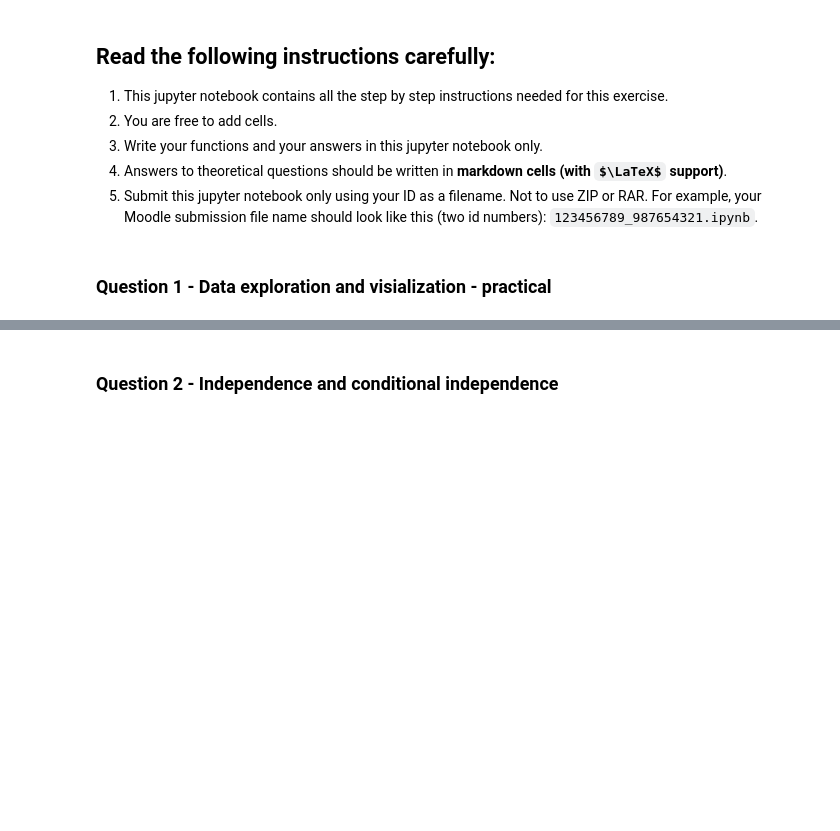
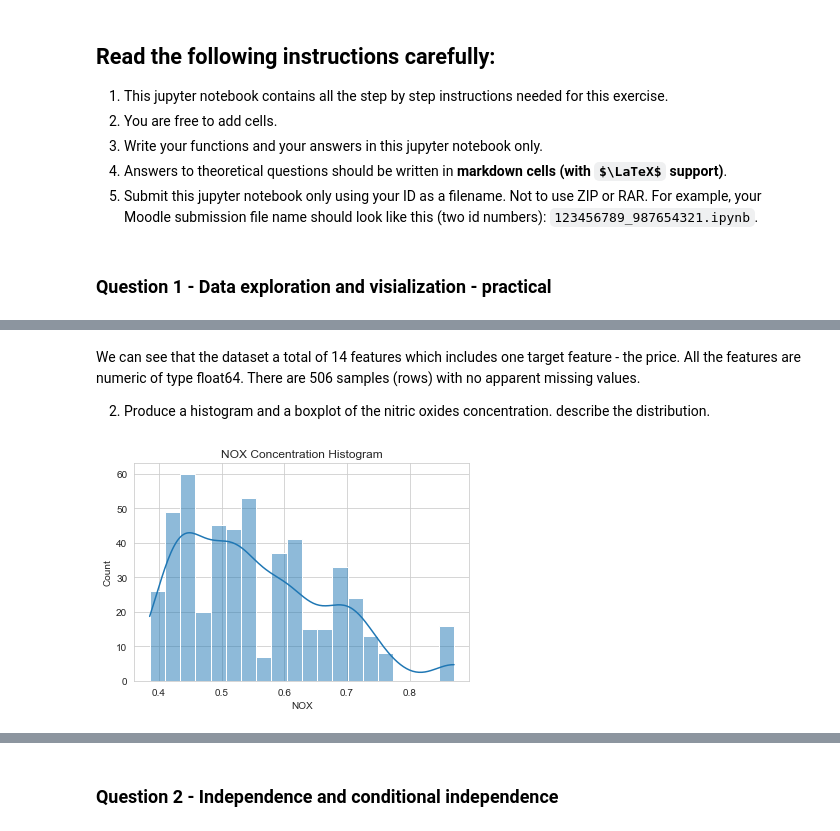
Before and after one commit to barboym/hw_statistics_runi, a Jupyter notebook: HW2.ipynb, the cells around one changed output, grey strips where cells are left out. Drawn from its saved outputs; the diff is of its cells as text; code cells hidden in the pictures; some formulas as TeX source; blank space fills up the shorter version.

```diff
--- a/HW2.ipynb
+++ b/HW2.ipynb
@@ -58,0 +24,24 @@ SyntaxError: invalid syntax (1165197209.py, line 5)
+# %%
+#preparation
+import pandas as pd
+import scipy.stats as stats
+import numpy as np
+import seaborn as sns
+import warnings
+from matplotlib import pyplot as plt
+from sklearn import mixture
+
+#sns styling
+sns.set_style("whitegrid")
+
+
+#load Boston Dataset
+warnings.filterwarnings('ignore') #ignore the loading warning
+from sklearn.datasets import load_boston
+boston_data = load_boston()
+df = pd.DataFrame (data=boston_data.data, columns = boston_data.feature_names)
+df['Price'] = boston_data.target
+
+#initial analytics
+df.info()
+#df.describe()
@@ -58,0 +66,8 @@ SyntaxError: invalid syntax (1165197209.py, line 5)
+# %% [markdown]
+We can see that the dataset a total of 14 features which includes one target feature - the price. All the features are numeric of type float64. There are 506 samples (rows) with no apparent missing values.
+
+2. Produce a histogram and a boxplot of the nitric oxides concentration. describe the distribution.
+# %%
+sns.histplot(data = df, x = "NOX", bins = 20, kde = True, log_scale = False).set(title='NOX Concentration Histogram');
+# %% [output]
+[figure, added]
```
Also changed, not shown: parts of 37 cells of this notebook.
